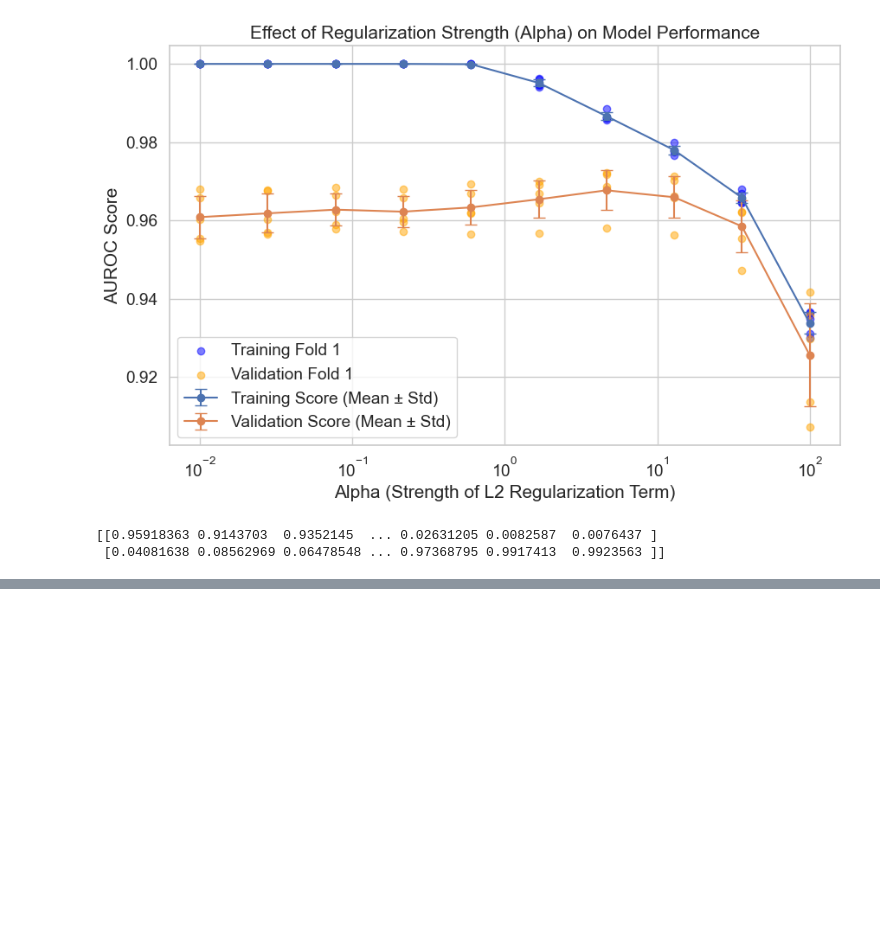
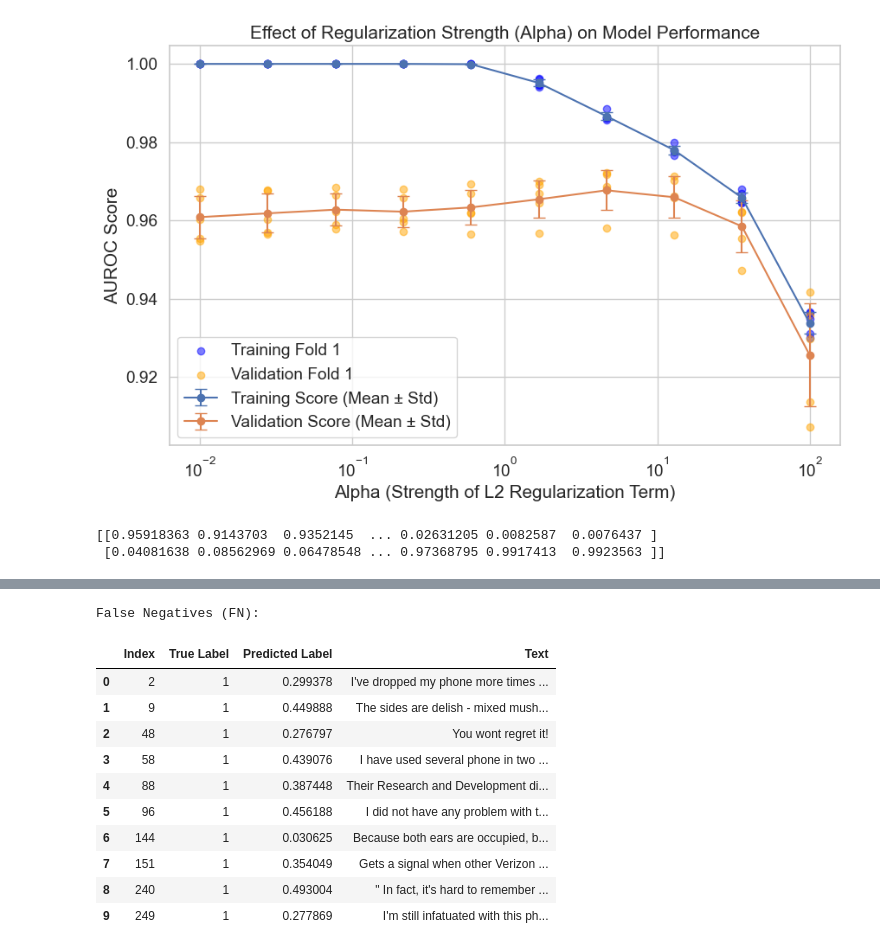
Before and after one commit to juliewanglan/Project-A, a Jupyter notebook: notebooks/Bert_4.ipynb, the cells around one changed output, grey strips where cells are left out. Saved outputs shown, nothing was run; the diff lists cells and outputs as text; code cells hidden in the pictures; blank space fills up the shorter version.

```diff
--- a/notebooks/Bert_4.ipynb
+++ b/notebooks/Bert_4.ipynb
@@ -143,0 +188,28 @@ file.close()
+# %%
+# False Negatives
+va_idx_FN = FN[0:10]  # First 10 false negatives
+va_sent_predict_FN = yhat_pred[va_idx_FN]  # Predictions for those FN
+va_sent_true_FN = y_va[va_idx_FN]  # True labels for those FN
+FN_texts = [tr_text_list[i] for i in x_va_indices[va_idx_FN]]  # Corresponding texts
+
+FN_df = pd.DataFrame({
+    'Index': va_idx_FN,
+    'True Label': va_sent_true_FN,
+    'Predicted Label': va_sent_predict_FN,
+    'Text': FN_texts
+})
+print("False Negatives (FN):")
+FN_df
+# %% [output]
+False Negatives (FN):
+|  | Index | True Label | Predicted Label | Text |
+| 0 | 2 | 1 | 0.299378 | I've dropped my phone more times ... |
+| 1 | 9 | 1 | 0.449888 | The sides are delish - mixed mush... |
+| 2 | 48 | 1 | 0.276797 | You wont regret it! |
+| 3 | 58 | 1 | 0.439076 | I have used several phone in two ... |
+| 4 | 88 | 1 | 0.387448 | Their Research and Development di... |
+| 5 | 96 | 1 | 0.456188 | I did not have any problem with t... |
+| 6 | 144 | 1 | 0.030625 | Because both ears are occupied, b... |
+| 7 | 151 | 1 | 0.354049 | Gets a signal when other Verizon ... |
+| 8 | 240 | 1 | 0.493004 | " In fact, it's hard to remember ... |
+| 9 | 249 | 1 | 0.277869 | I'm still infatuated with this ph... |
```
Also changed, not shown: parts of 2 cells of this notebook, 3 other files.
